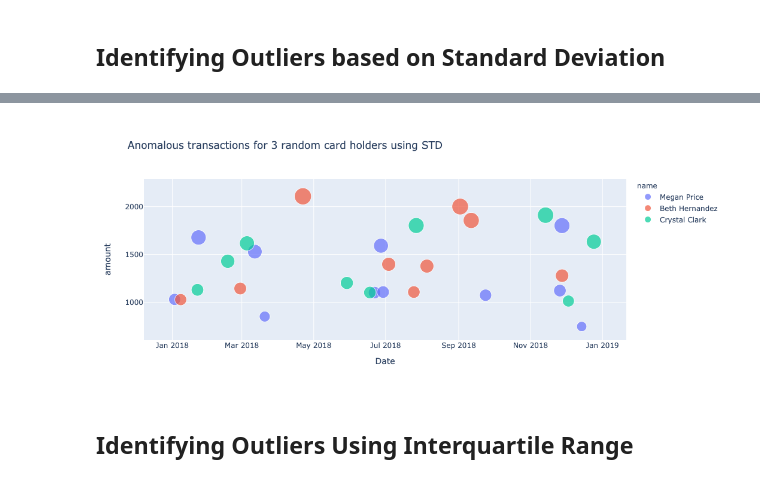
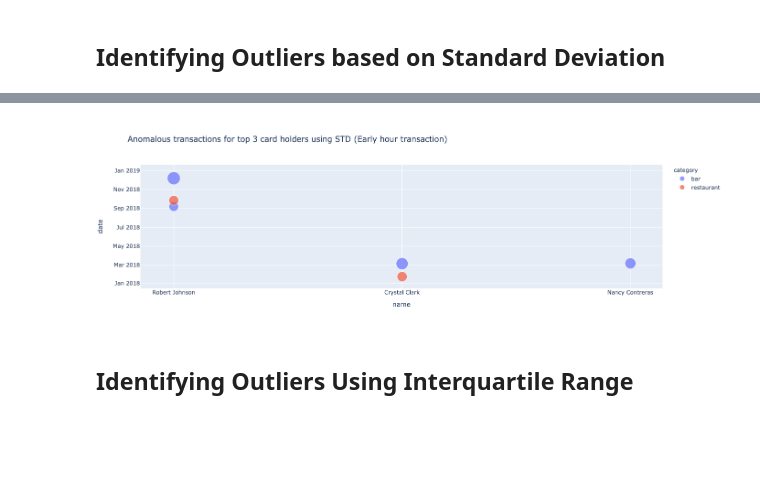
Before and after one commit to Kowsi/Fraudulent-Transaction-SQL, a Jupyter notebook: Starter_Files/challenge.ipynb, the cells around one changed output, grey strips where cells are left out. Saved outputs shown, nothing was run; the diff lists cells and outputs as text; code cells hidden in the pictures; blank space fills up the shorter version.

```diff
--- a/Starter_Files/challenge.ipynb
+++ b/Starter_Files/challenge.ipynb
@@ -76,15 +79,18 @@ outliner_std.head()
 | 2018-01-22 08:07:03 | 16 | Crystal Clark | 5570600642865857 | 1442 | 1131.0 | 144 | restaurant |
 | 2018-01-23 06:29:37 | 12 | Megan Price | 501879657465 | 2667 | 1678.0 | 92 | pub |
 # %%
-# find anomalous transactions for 3 random card holders
-suspectful_card_holders = outliner.groupby('id')['amount'].sum().nlargest(3).index.tolist()
+# find anomalous transactions for 3 card holders who spend more amount during early hour
 
-anomalous_transactions=outliner.loc[outliner['id'].isin(suspectful_card_holders)]
+outliner_std = fradulent_transaction_time(outliner_std)
 
-px.scatter(anomalous_transactions, x=anomalous_transactions.index, y='amount', color="name",
-                 size='amount',labels={'x':'Date', 'y':'Amount'}, title='Anomalous transactions for 3 random card holders using STD')
+suspectful_card_holders = outliner_std.groupby('id')['amount'].sum().nlargest(3).index.tolist()
+
+anomalous_transactions=outliner_std.loc[outliner_std['id'].isin(suspectful_card_holders)]
+
+px.scatter(anomalous_transactions, x='name', y=anomalous_transactions.index, size='amount', color='category',
+                 labels={'x':'name', 'y':'date'}, title='Anomalous transactions for top 3 card holders using STD (Early hour transaction)')
 # %% [output]
-[figure, old version]
+[figure, new version]
 # %% [markdown]
   ## Identifying Outliers Using Interquartile Range
 # %%
```
Also changed, not shown: parts of 3 cells of this notebook, 4 other files.
